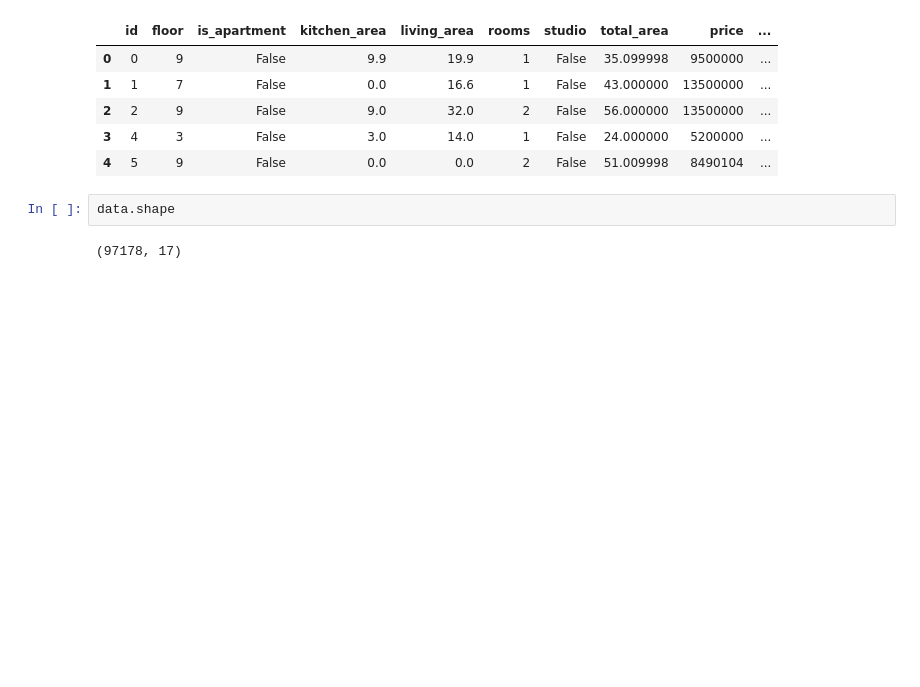
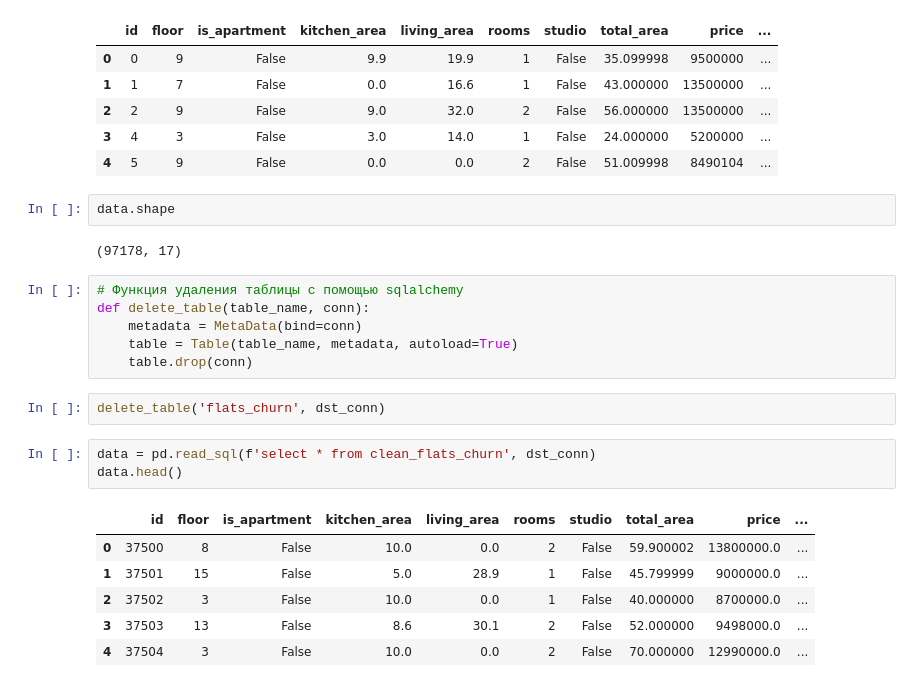
Before and after one commit to uBBeterDS/mle-project-sprint-1-v001, a Jupyter notebook: part1_airflow/notebooks/test.ipynb, the cells around one changed output. Drawn from its saved outputs; the diff is of its cells as text; blank space fills up the shorter version.

```diff
--- a/part1_airflow/notebooks/test.ipynb
+++ b/part1_airflow/notebooks/test.ipynb
@@ -185,3 +185,21 @@ data.head()
 data.shape
 # %% [output]
 (97178, 17)
+# %%
+# Функция удаления таблицы с помощью sqlalchemy
+def delete_table(table_name, conn):
+    metadata = MetaData(bind=conn)
+    table = Table(table_name, metadata, autoload=True)
+    table.drop(conn)
+# %%
+delete_table('flats_churn', dst_conn)
+# %%
+data = pd.read_sql(f'select * from clean_flats_churn', dst_conn)
+data.head()
+# %% [output]
+|  | id | floor | is_apartment | kitchen_area | living_area | rooms | studio | total_area | price | ... |
+| 0 | 37500 | 8 | False | 10.0 | 0.0 | 2 | False | 59.900002 | 13800000.0 | ... |
+| 1 | 37501 | 15 | False | 5.0 | 28.9 | 1 | False | 45.799999 | 9000000.0 | ... |
+| 2 | 37502 | 3 | False | 10.0 | 0.0 | 1 | False | 40.000000 | 8700000.0 | ... |
+| 3 | 37503 | 13 | False | 8.6 | 30.1 | 2 | False | 52.000000 | 9498000.0 | ... |
+| 4 | 37504 | 3 | False | 10.0 | 0.0 | 2 | False | 70.000000 | 12990000.0 | ... |
```
Also changed, not shown: 10 other files.
